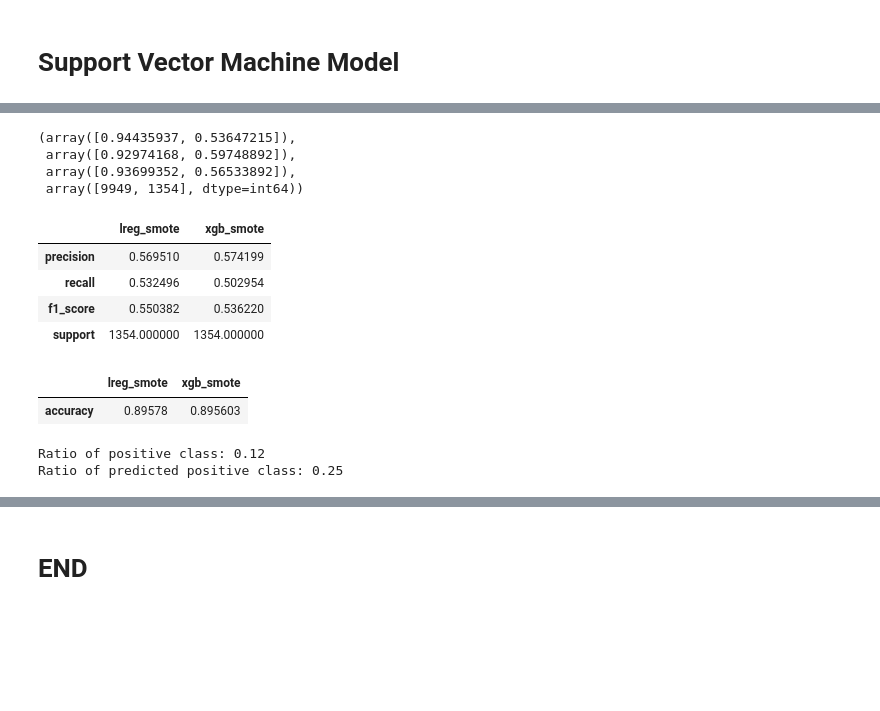
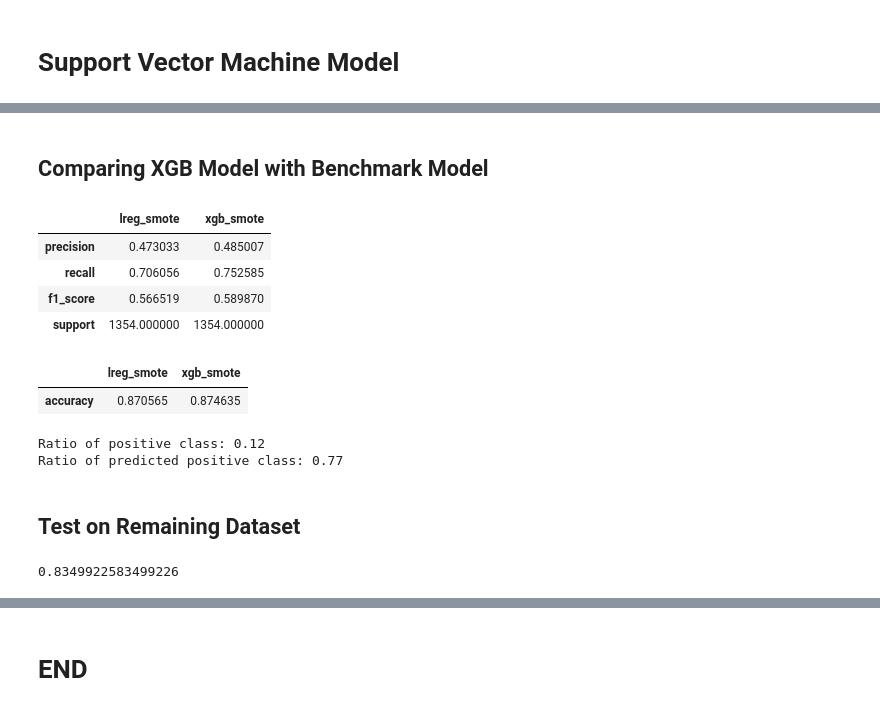
Before and after one commit to caseywasey/Bank-Marketing-Data-Set-Example-Project, a Jupyter notebook: Bank Project - Classification Model Fitting.ipynb, the cells around one changed output, grey strips where cells are left out. Cells and saved outputs as stored; diff of their text form; code cells hidden in the pictures; blank space fills up the shorter version.

Commit message:
readme and model fitting

```diff
--- a/Bank Project - Classification Model Fitting.ipynb
+++ b/Bank Project - Classification Model Fitting.ipynb
@@ -67,11 +60,12 @@ y_train_upsampled = train_upsampled.y_trans
 # SMOTE Sampling
 # %%
 # SMOTE
+sm = SMOTE(sampling_strategy = 0.5, random_state=101)
 
-sm = SMOTE(sampling_strategy = 0.20, random_state=101)
-
+# use the categorical features
 cat_features = ['job','marital','education','default','housing','loan','contact','poutcome','month']
 
+# transform the numberic features and categorical features using the column transformer
 ct = ColumnTransformer(
     [
     ("logplus1",prep.LogPlus1Transformer(),['duration','age']),
@@ -89,4 +81,4 @@ X_train, X_test, y_train, y_test = train.drop(['y_trans'],axis=1), test.drop(['y
 # %%
 lreg_smote = LogisticRegression(max_iter=1000).fit(X_smote, y_smote)
-precision_recall_fscore_support(y_test, lreg_smote.predict(ct.transform(X_test)))
+lreg_smote.score(ct.fit_transform(X_test), y_test)
 # %% [output]
@@ -158,16 +154,8 @@ precision_recall_fscore_support(y_test, model.predict(ct.transform(X_test)))
 # %%
 from xgboost import XGBClassifier
 
-params = {'learning_rate':[0.1,0.2,0.3,1],
-    'n_estimators':[10,50,100],
-          'max_depth':[5,10,20,50],
-         'reg_lambda':[1,5,10]}
+xgb = XGBClassifier(scale_pos_weight = 7.2, max_depth = 5, reg_lambda = 10, sampling_method = 'gradient_based')
 
-model = XGBClassifier(scale_pos_weight = 7.2)
-
-xgb = GridSearchCV(model, params)
 xgb.fit(X_smote, y_smote)
 
-#xgb = XGBClassifier(scale_pos_weight = 7.2, max_depth = 5, reg_lambda = 10, sampling_method = 'gradient_based')
-
 xgb.score(ct.fit_transform(X_test), y_test)
@@ -228,24 +229,19 @@ def pos_class_table(model, y_true, X):
 def score_threshold(model, X_test, y_test, threshold):
     preds = [1 if x > threshold else 0 for x in model.predict_proba(X_test)[:,1]]
     return(accuracy_score(preds,y_test))
-# %%
-precision_recall_fscore_support(y_test, xgb.predict(ct.transform(X_test)))
-# %% [output]
-(array([0.94435937, 0.53647215]),
- array([0.92974168, 0.59748892]),
- array([0.93699352, 0.56533892]),
- array([9949, 1354], dtype=int64))
+# %% [markdown]
+## Comparing XGB Model with Benchmark Model
 # %%
 result_df = pd.DataFrame(data = {
 'lreg_smote': pos_class_table(lreg_smote, y_test, X_test),
-'xgb_smote': pd.DataFrame(precision_recall_fscore_support_thresh(y_test, xgb.predict_proba(ct.transform(X_test))[:,1],0.71))[1]})
+'xgb_smote': pd.DataFrame(precision_recall_fscore_support_thresh(y_test, xgb.predict_proba(ct.transform(X_test))[:,1],0.7))[1]})
 result_df.index = ['precision','recall','f1_score','support']
 result_df
 # %% [output]
 |  | lreg_smote | xgb_smote |
-| precision | 0.569510 | 0.574199 |
-| recall | 0.532496 | 0.502954 |
-| f1_score | 0.550382 | 0.536220 |
+| precision | 0.473033 | 0.485007 |
+| recall | 0.706056 | 0.752585 |
+| f1_score | 0.566519 | 0.589870 |
 | support | 1354.000000 | 1354.000000 |
 # %%
 acc_df = pd.DataFrame(data = {
@@ -254,11 +250,13 @@ acc_df = pd.DataFrame(data = {
 acc_df
 # %% [output]
 |  | lreg_smote | xgb_smote |
-| accuracy | 0.89578 | 0.895603 |
+| accuracy | 0.870565 | 0.874635 |
 # %%
 print('Ratio of positive class: ' + str(np.round(y_test.value_counts()[1]/len(y_test),2)))
 prediction_counts = pd.Series(xgb.predict(X_smote)).value_counts()
 print('Ratio of predicted positive class: ' + str(np.round(prediction_counts[1]/prediction_counts[0],2)))
 # %% [output]
 Ratio of positive class: 0.12
-Ratio of predicted positive class: 0.25
+Ratio of predicted positive class: 0.77
+# %% [markdown]
+## Test on Remaining Dataset
@@ -264,0 +287,4 @@ Ratio of predicted positive class: 0.25
+# %%
+xgb.score(X, y_trans)
+# %% [output]
+0.8349922583499226
```
Also changed, not shown: parts of 27 cells of this notebook, 1 other file.
